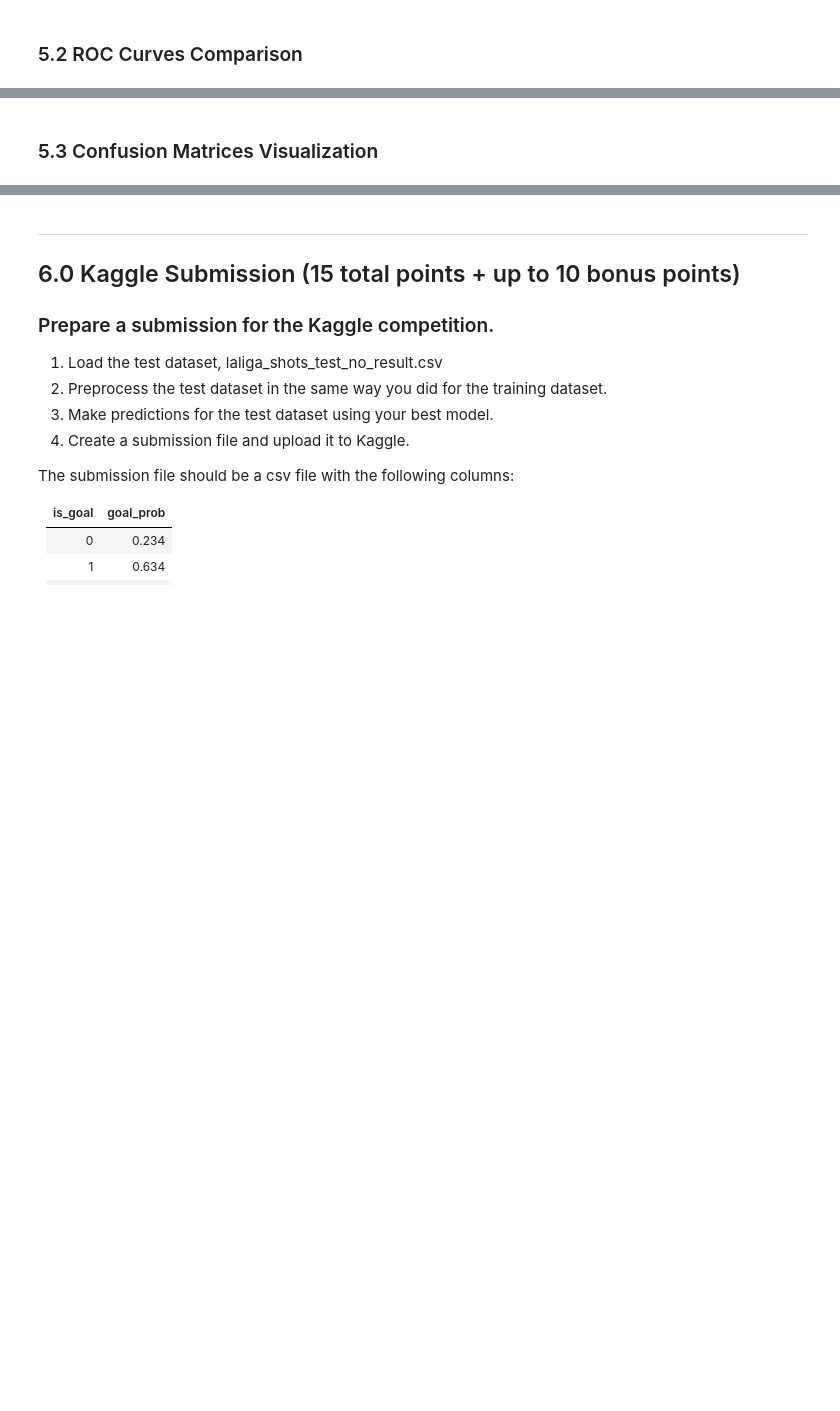
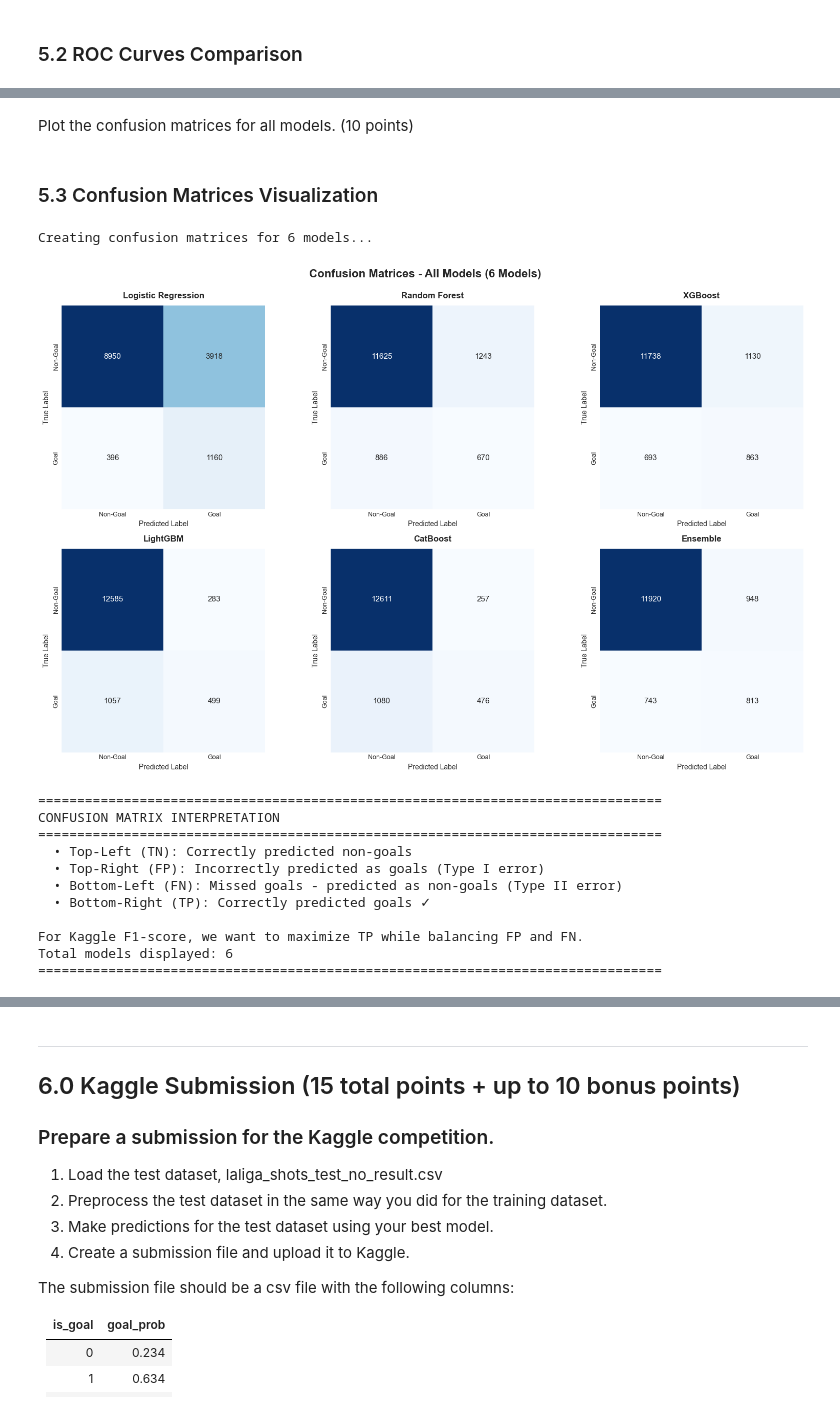
Before and after one commit to ChWasam/ds701_fa25_midterm_challenge_sports, a Jupyter notebook: LALIGA_Analysis_Challenge.ipynb, the cells around one changed output, grey strips where cells are left out. Drawn from its saved outputs; the diff is of its cells as text; code cells hidden in the pictures; blank space fills up the shorter version.

```diff
--- a/LALIGA_Analysis_Challenge.ipynb
+++ b/LALIGA_Analysis_Challenge.ipynb
@@ -973,2 +2506,82 @@ Plot the confusion matrices for all models. (10 points)
+# %% [markdown]
+Plot the confusion matrices for all models. (10 points)
 # %% [markdown]
 ### 5.3 Confusion Matrices Visualization
+# %%
+# CONFUSION MATRICES: All Models
+
+from sklearn.metrics import confusion_matrix
+import seaborn as sns
+import numpy as np
+import math
+
+model_names = list(model_predictions.keys())
+num_models = len(model_names)
+
+# Calculate dynamic grid size
+ncols = 3
+nrows = math.ceil(num_models / ncols)
+
+# Adjust figure size based on number of rows
+fig_height = max(10, nrows * 4)
+fig, axes = plt.subplots(nrows, ncols, figsize=(16, fig_height))
+axes = axes.ravel() if num_models > 1 else [axes]
+
+print(f"Creating confusion matrices for {num_models} models...")
+
+for i, model_name in enumerate(model_names):
+    y_pred, _, _ = model_predictions[model_name]
+
+    # Determine which validation set to use
+    # Advanced models (trained on v2 data) use y_val_v2
+    if model_name in ['LightGBM', 'CatBoost', 'Voting Ensemble', 'XGBoost']:
+        y_val_used = y_val_v2 if 'y_val_v2' in dir() else y_val
+    else:
+        y_val_used = y_val
+
+    # Calculate confusion matrix
+    cm = confusion_matrix(y_val_used, y_pred)
+
+    # Plot heatmap
+    sns.heatmap(cm, annot=True, fmt='d', cmap='Blues', ax=axes[i],
+                cbar=False, square=True, annot_kws={'size': 11})
+
+    axes[i].set_title(f'{model_name}', fontsize=12, fontweight='bold', pad=10)
+    axes[i].set_xlabel('Predicted Label', fontsize=10)
+    axes[i].set_ylabel('True Label', fontsize=10)
+    axes[i].set_xticklabels(['Non-Goal', 'Goal'], fontsize=9)
+    axes[i].set_yticklabels(['Non-Goal', 'Goal'], fontsize=9)
+
+# Hide any unused subplots
+for i in range(num_models, len(axes)):
+    axes[i].set_visible(False)
+
+plt.suptitle(f'Confusion Matrices - All Models ({num_models} Models)',
+             fontsize=16, fontweight='bold', y=0.995)
+plt.tight_layout()
+plt.show()
+
+print(f"\n{'='*80}")
+print("CONFUSION MATRIX INTERPRETATION")
+print('='*80)
+print("  • Top-Left (TN): Correctly predicted non-goals")
+print("  • Top-Right (FP): Incorrectly predicted as goals (Type I error)")
+print("  • Bottom-Left (FN): Missed goals - predicted as non-goals (Type II error)")
+print("  • Bottom-Right (TP): Correctly predicted goals ✓")
+print("\nFor Kaggle F1-score, we want to maximize TP while balancing FP and FN.")
+print(f"Total models displayed: {num_models}")
+print('='*80)
+# %% [output]
+Creating confusion matrices for 6 models...
+[figure, added]
+================================================================================
+CONFUSION MATRIX INTERPRETATION
+================================================================================
+  • Top-Left (TN): Correctly predicted non-goals
+  • Top-Right (FP): Incorrectly predicted as goals (Type I error)
+  • Bottom-Left (FN): Missed goals - predicted as non-goals (Type II error)
+  • Bottom-Right (TP): Correctly predicted goals ✓
+
+For Kaggle F1-score, we want to maximize TP while balancing FP and FN.
+Total models displayed: 6
+================================================================================
```
Also changed, not shown: parts of 54 cells of this notebook, 6 other files.
